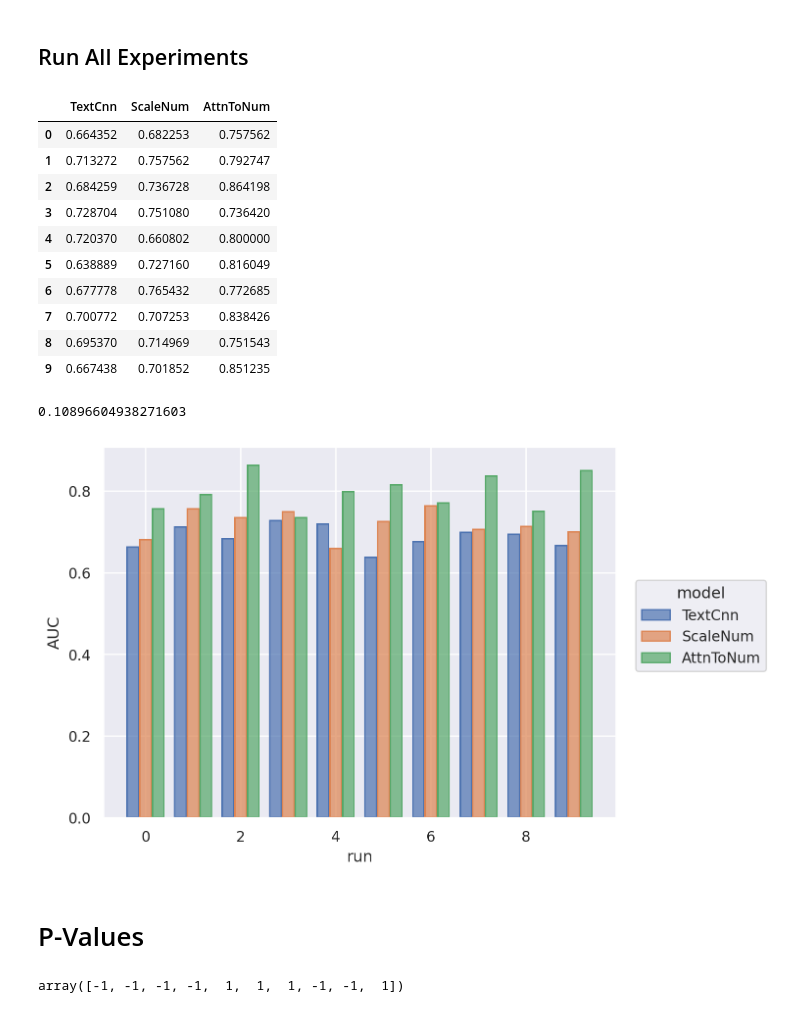
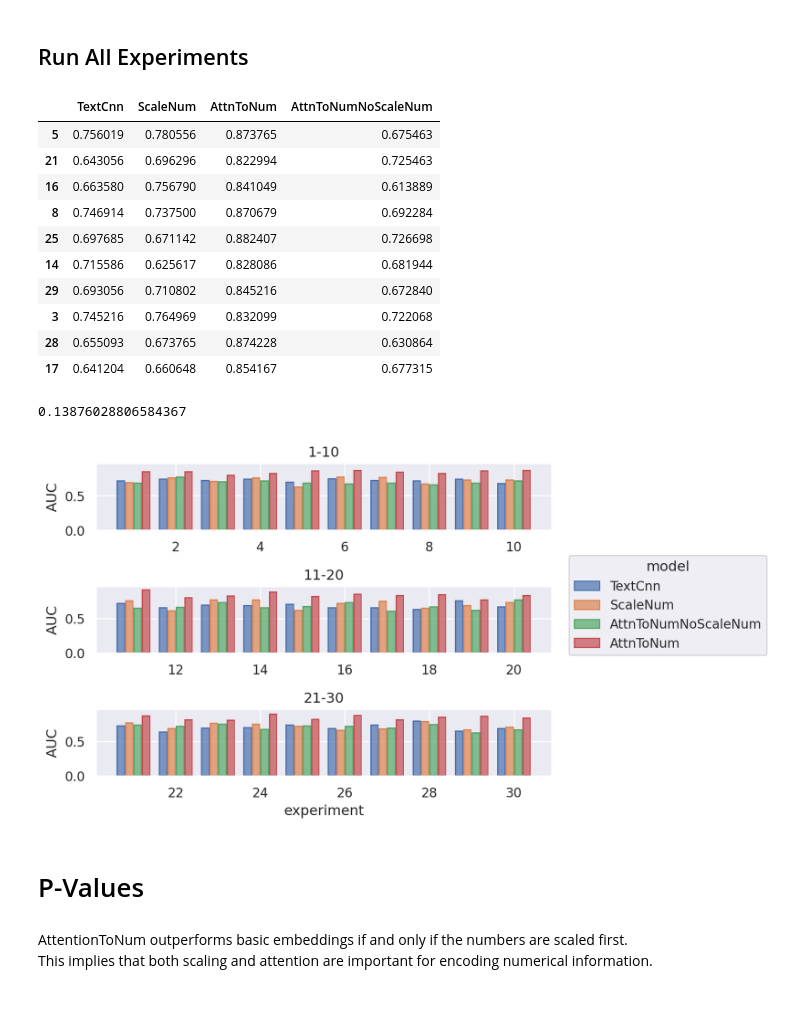
Before and after one commit to musc-surgical-innovation-center/attntonum, a Jupyter notebook: directions.ipynb, the cells around one changed output. Saved outputs shown, nothing was run; the diff lists cells and outputs as text; code cells hidden in the pictures.

Commit message:
scale and context important, repeatability via more iterations

```diff
--- a/directions.ipynb
+++ b/directions.ipynb
@@ -241,7 +241,7 @@ x_col = 'met_txt'
 n_left=2
 n_right=1
 # %%
-ModelType = Literal['TextCnn', 'ScaleNum', 'AttnToNum']
+ModelType = Literal['TextCnn', 'ScaleNum', 'AttnToNum', 'AttnToNumNoScaleNum']
 
 ModelLookUp = {
     'TextCnn': lambda n_terms: cnn.TextCnn(
@@ -259,6 +259,14 @@ ModelLookUp = {
                 n_filters=44, dropout=.5, n_number_lins=3, n_left=n_left, n_right=n_right,
                 do_resid_conn_attn_to_num=True
             )
+        ),
+    'AttnToNumNoScaleNum': lambda n_terms: cnn.TextCnnAttnToNum(
+            seq_len, n_terms=n_terms,
+            model_params=config.TextCnnAttnToNumParams(
+                n_filters=44, dropout=.5, n_number_lins=3, n_left=n_left, n_right=n_right,
+                do_resid_conn_attn_to_num=True,
+                do_scale_num=False
+            )
         )
 }
 # %%
@@ -444,14 +452,15 @@ run_experiment('AttnToNum', ixs_lo=ixs_lo, is_verbose=True)
 # %% [markdown]
 ## Run All Experiments
 # %%
-def run_experiments(is_verbose=False):
+def run_experiments(is_verbose=False, n_exp=10):
     aucs_lo = {
         'TextCnn': [],
         'ScaleNum': [],
-        'AttnToNum': []
+        'AttnToNum': [],
+        'AttnToNumNoScaleNum': [],
     }
 
-    exp_runs = list(range(10))
+    exp_runs = list(range(n_exp))
 
     for run in (pbar := tqdm.tqdm(exp_runs)):
         ixs_lo = gen_ixs_lo()
@@ -462,53 +471,60 @@ def run_experiments(is_verbose=False):
 
     return aucs_lo
 # %%
-aucs_lo = run_experiments()
+aucs_lo = run_experiments(n_exp=30)
 # %%
 aucs_df = pd.DataFrame(aucs_lo)
 # %%
-aucs_df
+aucs_df.sample(10)
 # %% [output]
-|  | TextCnn | ScaleNum | AttnToNum |
-| 0 | 0.664352 | 0.682253 | 0.757562 |
-| 1 | 0.713272 | 0.757562 | 0.792747 |
-| 2 | 0.684259 | 0.736728 | 0.864198 |
-| 3 | 0.728704 | 0.751080 | 0.736420 |
-| 4 | 0.720370 | 0.660802 | 0.800000 |
-| 5 | 0.638889 | 0.727160 | 0.816049 |
-| 6 | 0.677778 | 0.765432 | 0.772685 |
-| 7 | 0.700772 | 0.707253 | 0.838426 |
-| 8 | 0.695370 | 0.714969 | 0.751543 |
-| 9 | 0.667438 | 0.701852 | 0.851235 |
+|  | TextCnn | ScaleNum | AttnToNum | AttnToNumNoScaleNum |
+| 5 | 0.756019 | 0.780556 | 0.873765 | 0.675463 |
+| 21 | 0.643056 | 0.696296 | 0.822994 | 0.725463 |
+| 16 | 0.663580 | 0.756790 | 0.841049 | 0.613889 |
+| 8 | 0.746914 | 0.737500 | 0.870679 | 0.692284 |
+| 25 | 0.697685 | 0.671142 | 0.882407 | 0.726698 |
+| 14 | 0.715586 | 0.625617 | 0.828086 | 0.681944 |
+| 29 | 0.693056 | 0.710802 | 0.845216 | 0.672840 |
+| 3 | 0.745216 | 0.764969 | 0.832099 | 0.722068 |
+| 28 | 0.655093 | 0.673765 | 0.874228 | 0.630864 |
+| 17 | 0.641204 | 0.660648 | 0.854167 | 0.677315 |
 # %%
 (aucs_df.AttnToNum - aucs_df.TextCnn).mean()
 # %% [output]
-0.10896604938271603
+0.13876028806584367
 # %%
 aucs_df_long = (
     aucs_df
-    .assign(run=range(aucs_df.shape[0]))
+    .assign(experiment=range(1, aucs_df.shape[0]+1))
     .melt(
-        id_vars='run',
-        value_vars=['TextCnn', 'ScaleNum', 'AttnToNum'],
+        id_vars='experiment',
+        value_vars=['TextCnn', 'ScaleNum','AttnToNumNoScaleNum', 'AttnToNum'],
         value_name='AUC',
         var_name='model'
     )
+    .assign(
+        experiment_group = lambda df: df.experiment.map(
+            lambda _:
+            '1-10' if _ <= 10
+            else '11-20' if _ <= 20
+            else '21-30'
+        )
+    )
 )
 # %%
 with pd.option_context("mode.use_inf_as_na", True):
     plot = so.Plot(
         data=aucs_df_long,
-        x='run', y='AUC', color='model'
-    ).add(so.Bar(), so.Dodge())
+        x='experiment', y='AUC', color='model'
+    ).add(so.Bar(), so.Dodge()).facet(row='experiment_group').share(x=False)
 plot
 # %% [output]
-[figure, old version]
+[figure, new version]
 # %% [markdown]
 # P-Values
-# %%
-np.random.choice([1, -1], 10)
-# %% [output]
-array([-1, -1, -1, -1,  1,  1,  1, -1, -1,  1])
+# %% [markdown]
+AttentionToNum outperforms basic embeddings if and only if the numbers are scaled first.
+This implies that both scaling and attention are important for encoding numerical information.
 # %%
 def get_p_value(model1:str, model2:str, n_sims=1000):
     diff = aucs_df[model1]-aucs_df[model2]
```
Also changed, not shown: parts of 12 cells of this notebook, 3 other files.
